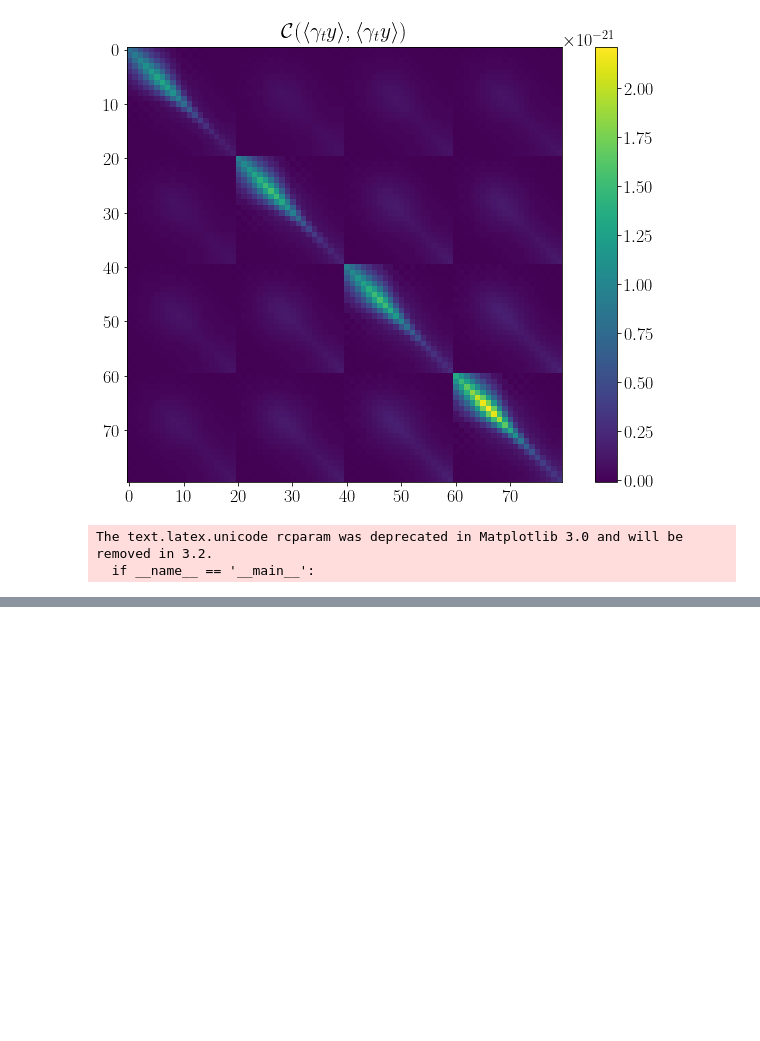
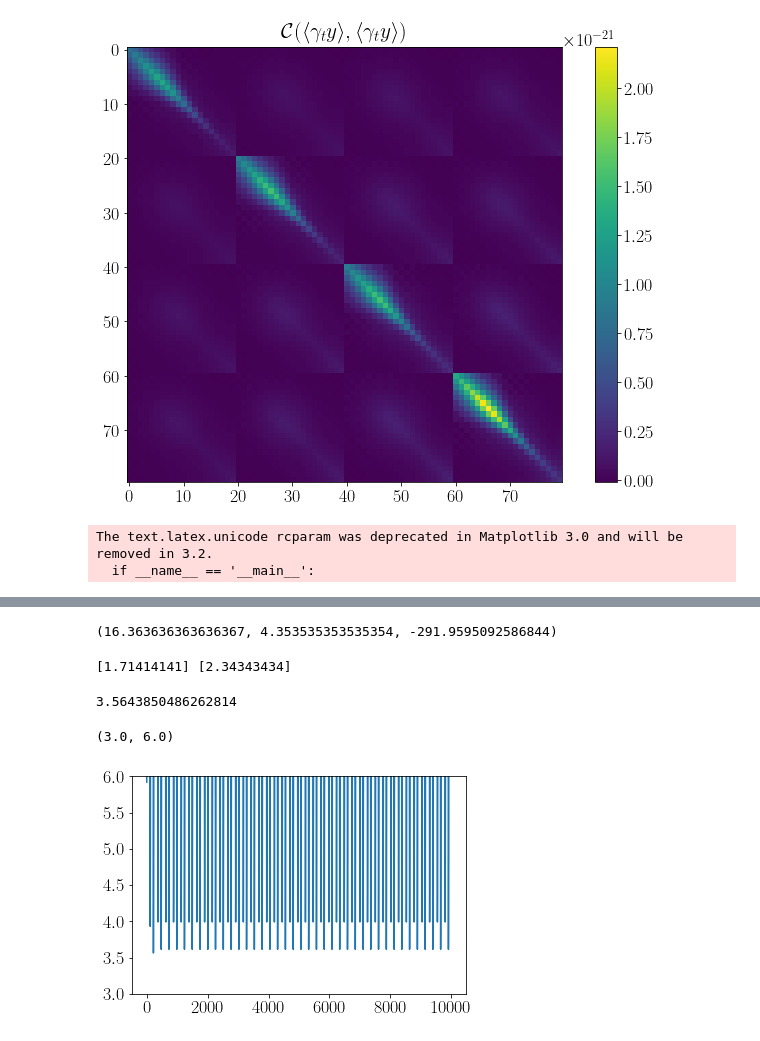
Before and after one commit to shivampcosmo/ACTxDESY3, a Jupyter notebook: src/plotting/shearxy.ipynb, the cells around one changed output, grey strips where cells are left out. Saved outputs shown, nothing was run; the diff lists cells and outputs as text; code cells hidden in the pictures; blank space fills up the shorter version.

```diff
--- a/src/plotting/shearxy.ipynb
+++ b/src/plotting/shearxy.ipynb
@@ -820,0 +779,7 @@ WARNING:root:fine_bins_2D not large enough for optimal density
+# %%
+fname = '/global/cfs/cdirs/des/shivamp/nl_cosmosis/cosmosis/ACTxDESY3/src/chains/chain_sz_shear_planckxdesy3_gridtrue_v0p4_P0beta_only.txt'
+df = np.loadtxt(fname)
+
+p1 = df[:,0]
+p2 = df[:,1]
+post = df[:,-1]
@@ -821,3 +810,24 @@ WARNING:root:fine_bins_2D not large enough for optimal density
+# %%
+p1[ind_sel][ind_sel2], p2[ind_sel][ind_sel2], post[ind_sel][ind_sel2]
+# %% [output]
+(16.363636363636367, 4.353535353535354, -291.9595092586844)
+# %%
+ind_m = np.where(post == np.amax(post))[0]
+print(p1[ind_m], p2[ind_m])
+# %% [output]
+[1.71414141] [2.34343434]
+# %%
+np.amin(-2.*post/80.)
+# %% [output]
+3.5643850486262814
+# %%
+pl.figure()
+pl.plot(-2.*post/80.)
+# pl.yscale('log')
+pl.ylim(3.0,6.0)
+# %% [output]
+(3.0, 6.0)
+[figure, added]
 # %%
 post_arr = np.loadtxt(filename)[-nsample:,-1]
 # %%
```
Also changed, not shown: parts of 14 cells of this notebook, 7 other files.
